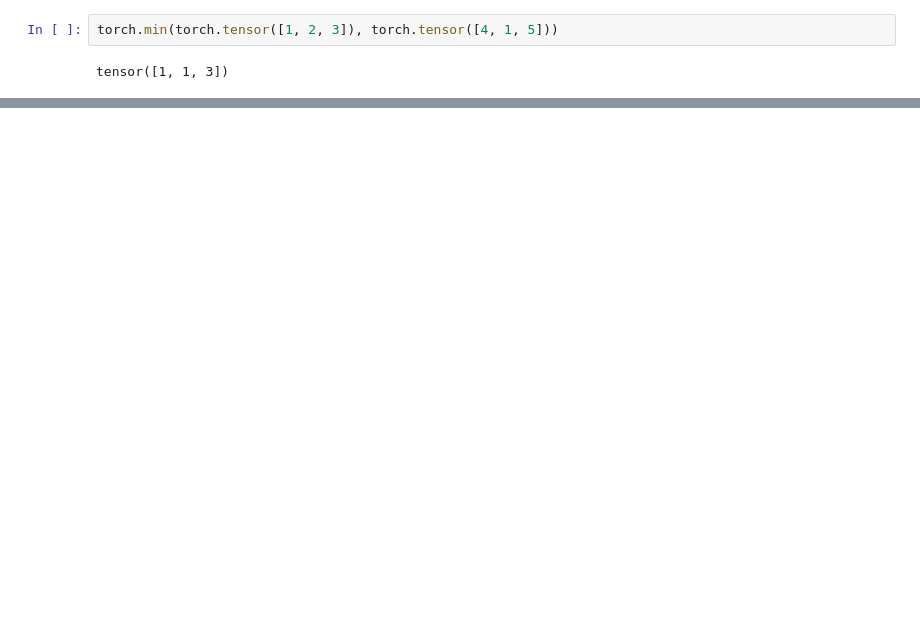
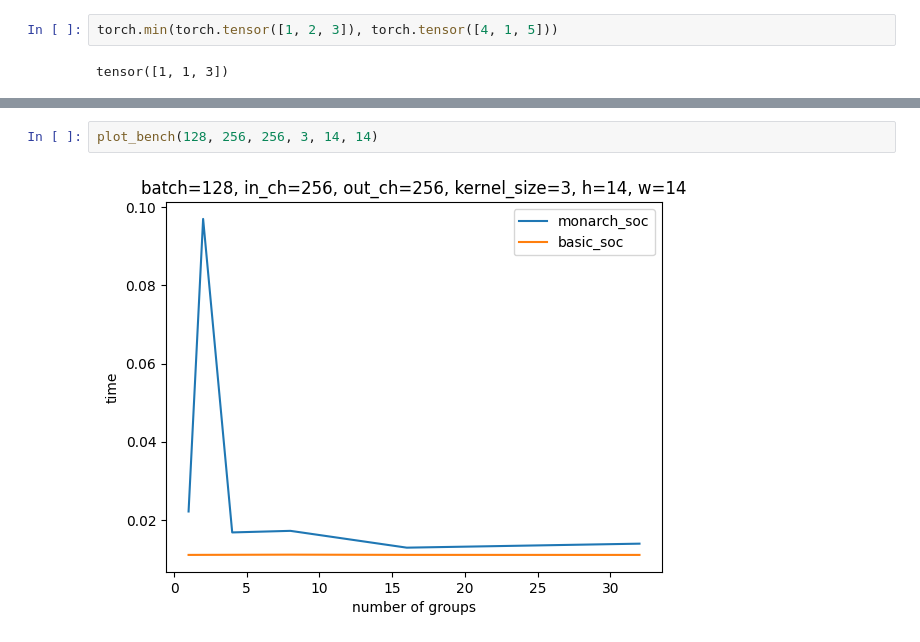
Before and after one commit to Kilka74/GS_SOC, a Jupyter notebook: benchmarks.ipynb, the cells around one changed output, grey strips where cells are left out. Saved outputs shown, nothing was run; the diff lists cells and outputs as text; blank space fills up the shorter version.

```diff
--- a/benchmarks.ipynb
+++ b/benchmarks.ipynb
@@ -462,0 +452,4 @@ linear(x)
+# %%
+plot_bench(128, 256, 256, 3, 14, 14)
+# %% [output]
+[figure, added]
```
Also changed, not shown: parts of 18 cells of this notebook, 6 other files.
